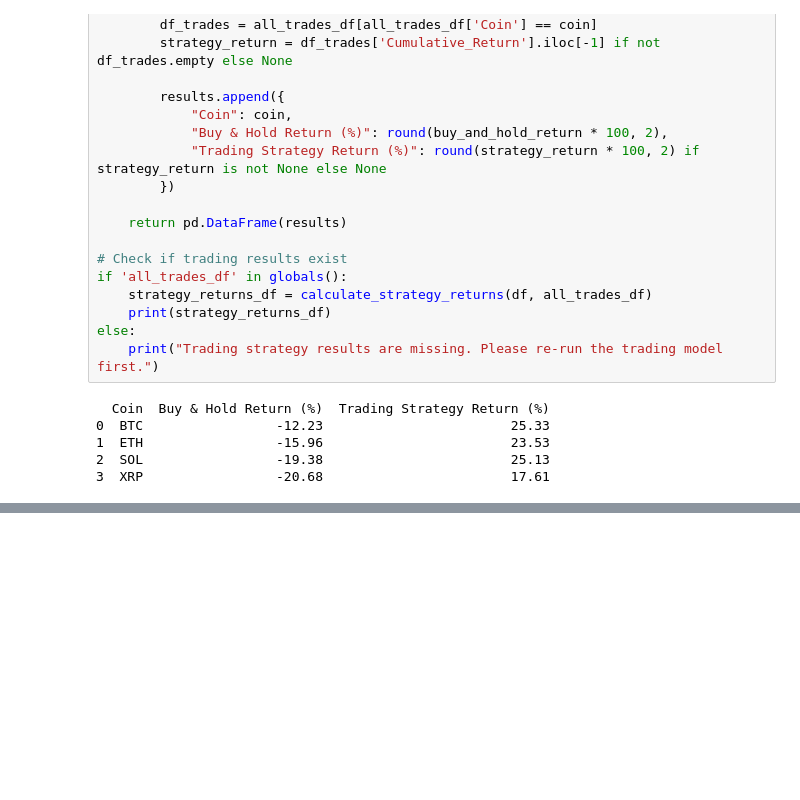
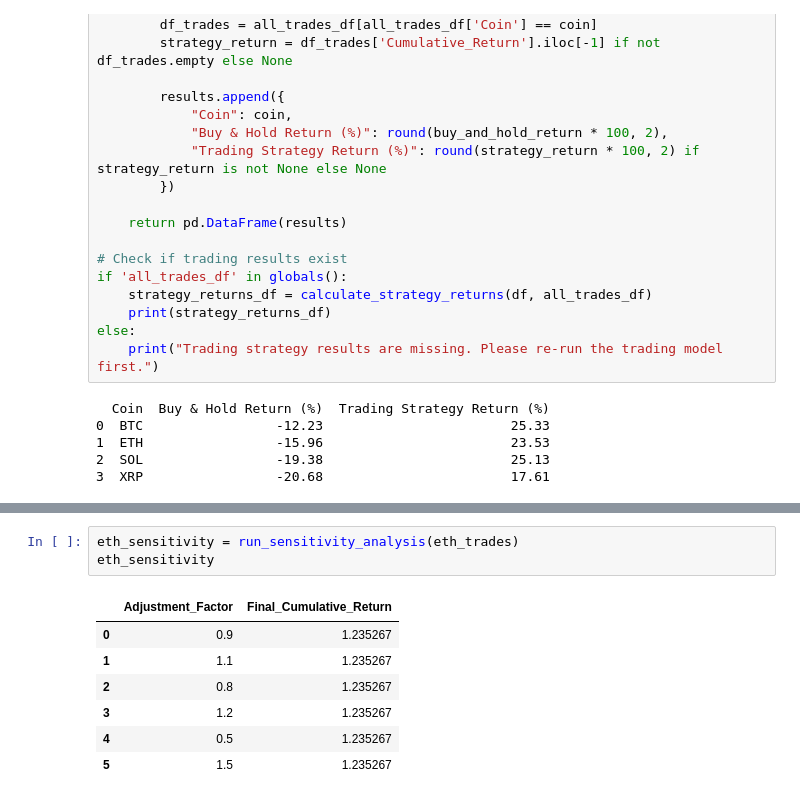
Before and after one commit to onepersonhere/4211-project, a Jupyter notebook: crypto/copy/improved_model.ipynb, the cells around one changed output, grey strips where cells are left out. Cells and saved outputs as stored; diff of their text form; blank space fills up the shorter version.

```diff
--- a/crypto/copy/improved_model.ipynb
+++ b/crypto/copy/improved_model.ipynb
@@ -428,0 +473,11 @@ else:
+# %%
+eth_sensitivity = run_sensitivity_analysis(eth_trades)
+eth_sensitivity
+# %% [output]
+|  | Adjustment_Factor | Final_Cumulative_Return |
+| 0 | 0.9 | 1.235267 |
+| 1 | 1.1 | 1.235267 |
+| 2 | 0.8 | 1.235267 |
+| 3 | 1.2 | 1.235267 |
+| 4 | 0.5 | 1.235267 |
+| 5 | 1.5 | 1.235267 |
```
Also changed, not shown: parts of 9 cells of this notebook.
